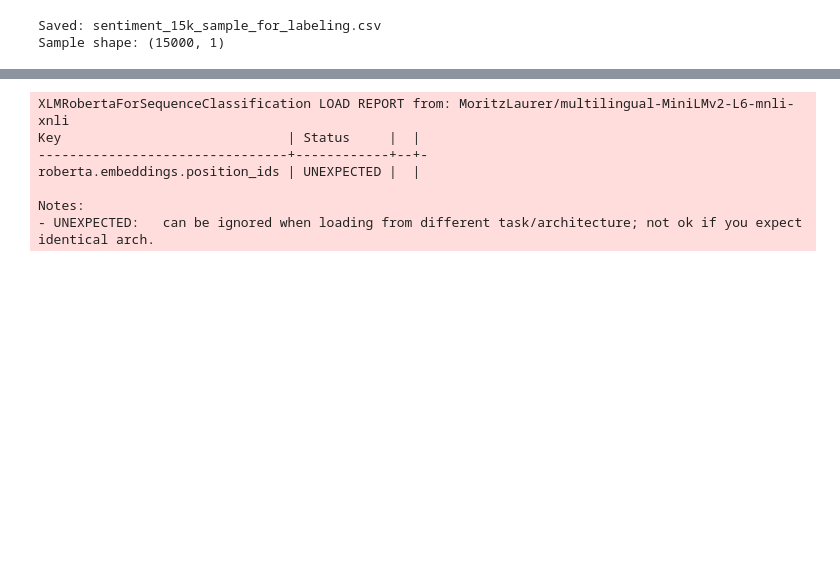
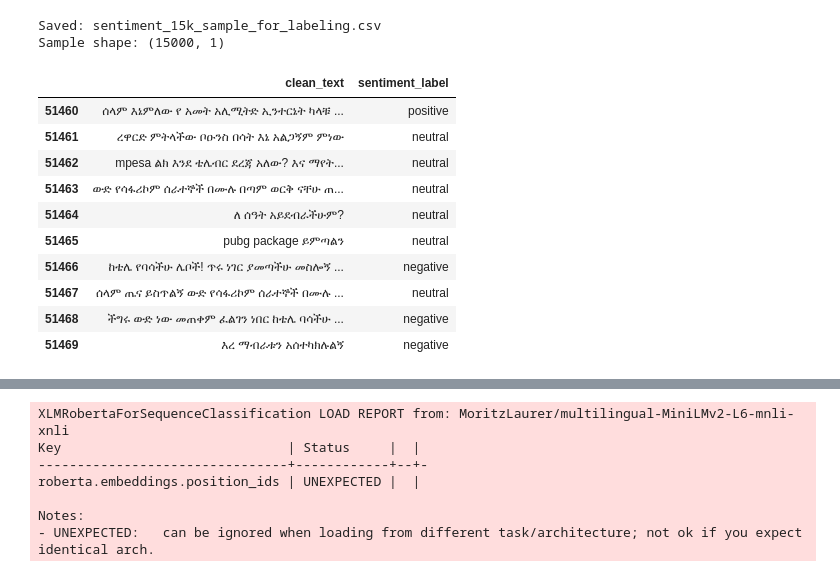
Before and after one commit to birhanumoges/Social-Media-Comment-Analysis, a Jupyter notebook: analysis_notebooks/NLP_model.ipynb, the cells around one changed output, grey strips where cells are left out. Drawn from its saved outputs; the diff is of its cells as text; code cells hidden in the pictures; blank space fills up the shorter version.

```diff
--- a/analysis_notebooks/NLP_model.ipynb
+++ b/analysis_notebooks/NLP_model.ipynb
@@ -1186,5 +1189,19 @@ def simple_sentiment_label(text):
 
 sentiment_df['sentiment_label'] = sentiment_df['clean_text'].apply(simple_sentiment_label)
+# %%
+sentiment_df[['clean_text','sentiment_label']].tail(10)
+# %% [output]
+|  | clean_text | sentiment_label |
+| 51460 | ሰላም እኔምለው የ አመት አሊሚትድ ኢንተርኔት ካላቹ ... | positive |
+| 51461 | ረዋርድ ምትላችው ቦዑንስ በሳት እኔ አልጋኝም ምነው | neutral |
+| 51462 | mpesa ልክ እንደ ቴሌብር ደረጃ አለው? እና ማየት... | neutral |
+| 51463 | ውድ የሳፋሪኮም ሰራተኞች በሙሉ በጣም ወርቅ ናቸሁ ጠ... | neutral |
+| 51464 | ለ ሰዓት አይደብራችሁም? | neutral |
+| 51465 | pubg package ይምጣልን | neutral |
+| 51466 | ከቴሌ የባሳችሁ ሌቦች! ጥሩ ነገር ያመጣችሁ መስሎኝ ... | negative |
+| 51467 | ሰላም ጤና ይስጥልኝ ውድ የሳፋሪኮም ሰራተኞች በሙሉ ... | neutral |
+| 51468 | ችግሩ ውድ ነው መጠቀም ፈልገን ነበር ከቴሌ ባሳችሁ ... | negative |
+| 51469 | እረ ማብራቱን አሰተካክሉልኝ | negative |
 # %%
 from sklearn.utils import resample
 
```
Also changed, not shown: parts of 7 cells of this notebook.
